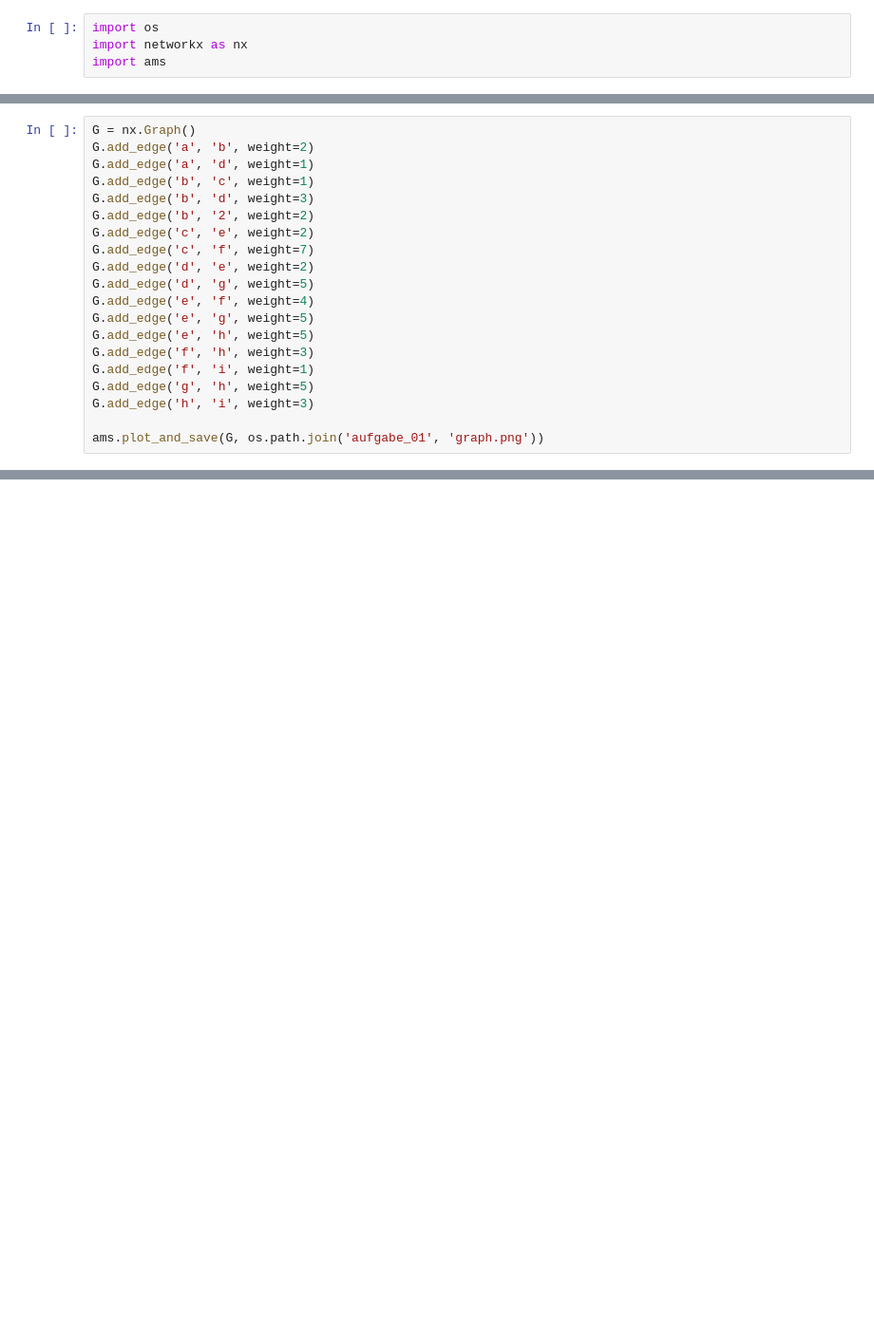
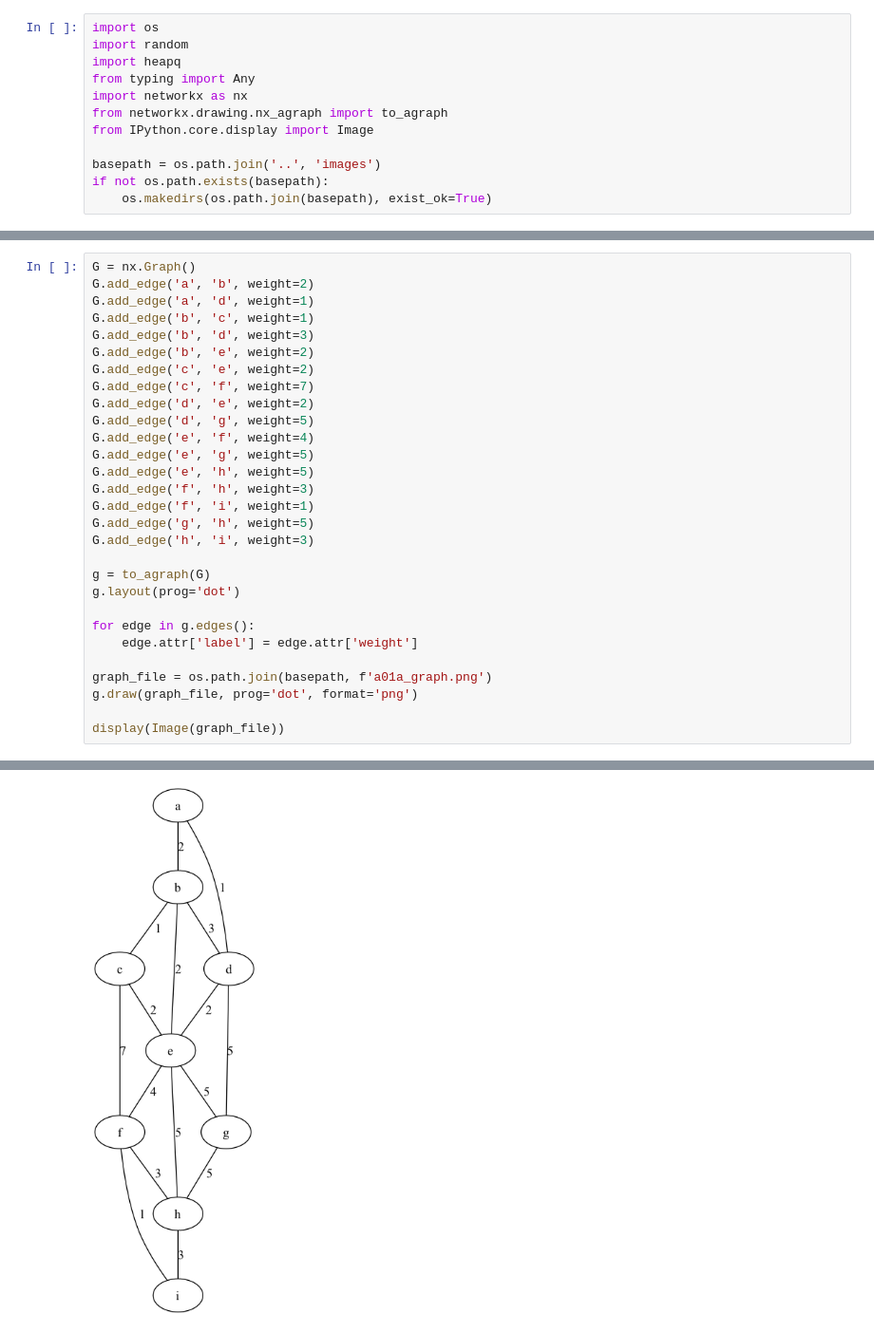
Before and after one commit to AstralJaeger/AMS4-UE03, a Jupyter notebook: notebooks/aufgabe_1.ipynb, the cells around one changed output, grey strips where cells are left out. Shown: that part at 95% size. Cells and saved outputs as stored; diff of their text form; blank space fills up the shorter version.

```diff
--- a/notebooks/aufgabe_1.ipynb
+++ b/notebooks/aufgabe_1.ipynb
@@ -1,5 +13,13 @@
 # %%
 import os
+import random
+import heapq
+from typing import Any
 import networkx as nx
-import ams
+from networkx.drawing.nx_agraph import to_agraph
+from IPython.core.display import Image
+
+basepath = os.path.join('..', 'images')
+if not os.path.exists(basepath):
+    os.makedirs(os.path.join(basepath), exist_ok=True)
 # %% [markdown]
@@ -13,7 +33,7 @@ G.add_edge('a', 'b', weight=2)
 G.add_edge('a', 'd', weight=1)
 G.add_edge('b', 'c', weight=1)
 G.add_edge('b', 'd', weight=3)
-G.add_edge('b', '2', weight=2)
+G.add_edge('b', 'e', weight=2)
 G.add_edge('c', 'e', weight=2)
 G.add_edge('c', 'f', weight=7)
 G.add_edge('d', 'e', weight=2)
@@ -26,5 +46,14 @@ G.add_edge('f', 'i', weight=1)
 G.add_edge('g', 'h', weight=5)
 G.add_edge('h', 'i', weight=3)
 
-ams.plot_and_save(G, os.path.join('aufgabe_01', 'graph.png'))
+g = to_agraph(G)
+g.layout(prog='dot')
+
+for edge in g.edges():
+    edge.attr['label'] = edge.attr['weight']
+
+graph_file = os.path.join(basepath, f'a01a_graph.png')
+g.draw(graph_file, prog='dot', format='png')
+
+display(Image(graph_file))
 # %% [output]
@@ -31,0 +60 @@ ImportError: requires pygraphviz http://pygraphviz.github.io/
+[figure, added]
```
Also changed, not shown: parts of 7 cells of this notebook, 7 other files.
